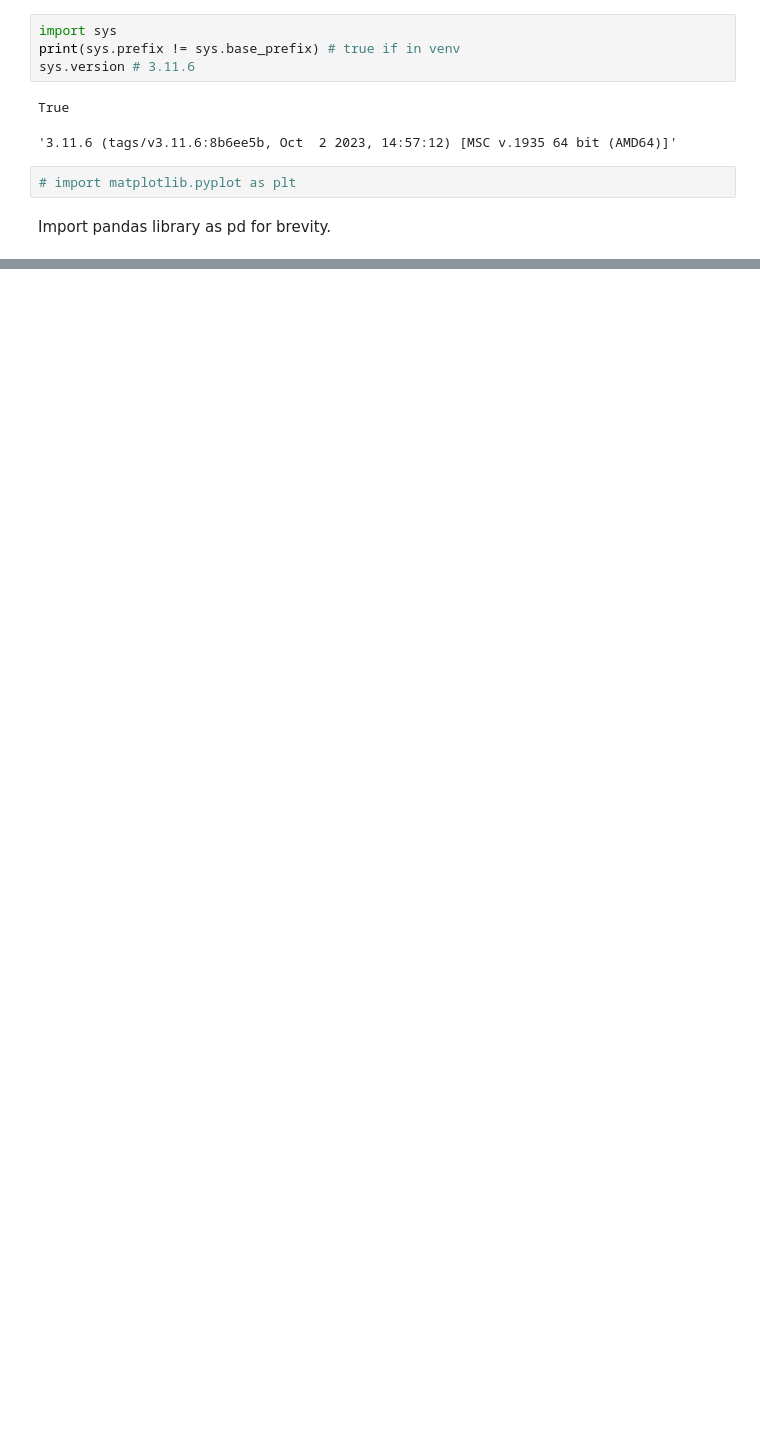
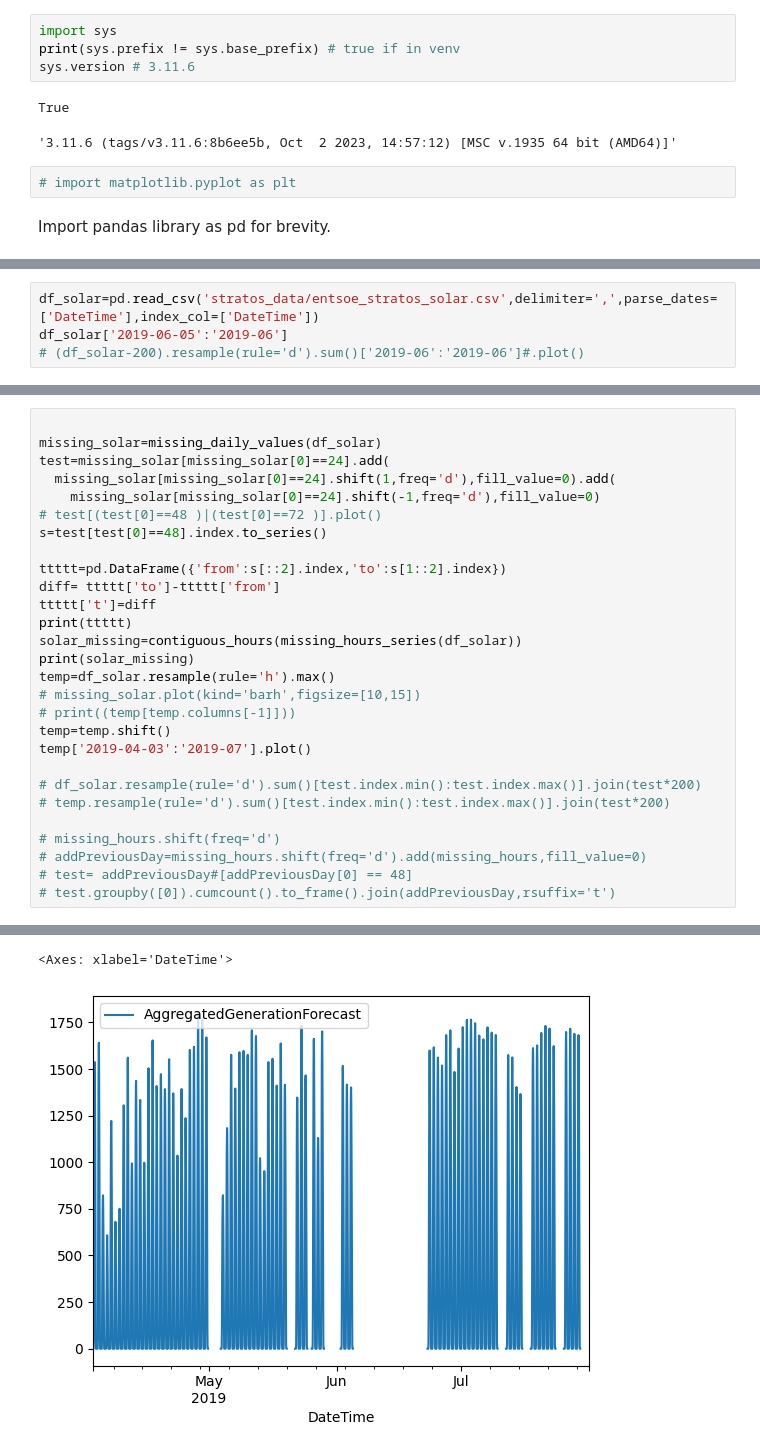
Before and after one commit to stratos1991/diplo24, a Jupyter notebook: ml.ipynb, the cells around one changed output, grey strips where cells are left out. Cells and saved outputs as stored; diff of their text form; blank space fills up the shorter version.

```diff
--- a/ml.ipynb
+++ b/ml.ipynb
@@ -47,0 +87,4 @@ missingHours=helpers.missing_hourly_values(df=dfGas0)
+# %%
+df_solar=pd.read_csv('stratos_data/entsoe_stratos_solar.csv',delimiter=',',parse_dates=['DateTime'],index_col=['DateTime'])
+df_solar['2019-06-05':'2019-06']
+# (df_solar-200).resample(rule='d').sum()['2019-06':'2019-06']#.plot()
@@ -47,0 +106,29 @@ missingHours=helpers.missing_hourly_values(df=dfGas0)
+# %%
+
+missing_solar=missing_daily_values(df_solar)
+test=missing_solar[missing_solar[0]==24].add(
+  missing_solar[missing_solar[0]==24].shift(1,freq='d'),fill_value=0).add(
+    missing_solar[missing_solar[0]==24].shift(-1,freq='d'),fill_value=0)
+# test[(test[0]==48 )|(test[0]==72 )].plot()
+s=test[test[0]==48].index.to_series()
+
+ttttt=pd.DataFrame({'from':s[::2].index,'to':s[1::2].index})
+diff= ttttt['to']-ttttt['from']
+ttttt['t']=diff
+print(ttttt)
+solar_missing=contiguous_hours(missing_hours_series(df_solar))
+print(solar_missing)
+temp=df_solar.resample(rule='h').max()
+# missing_solar.plot(kind='barh',figsize=[10,15])
+# print((temp[temp.columns[-1]]))
+temp=temp.shift()
+temp['2019-04-03':'2019-07'].plot()
+
+# df_solar.resample(rule='d').sum()[test.index.min():test.index.max()].join(test*200)
+# temp.resample(rule='d').sum()[test.index.min():test.index.max()].join(test*200)
+
+# missing_hours.shift(freq='d')
+# addPreviousDay=missing_hours.shift(freq='d').add(missing_hours,fill_value=0)
+# test= addPreviousDay#[addPreviousDay[0] == 48]
+# test.groupby([0]).cumcount().to_frame().join(addPreviousDay,rsuffix='t')
+# %% [output]
@@ -47,0 +152,2 @@ missingHours=helpers.missing_hourly_values(df=dfGas0)
+<Axes: xlabel='DateTime'>
+[figure, added]
```
Also changed, not shown: parts of 16 cells of this notebook, 2 other files.
